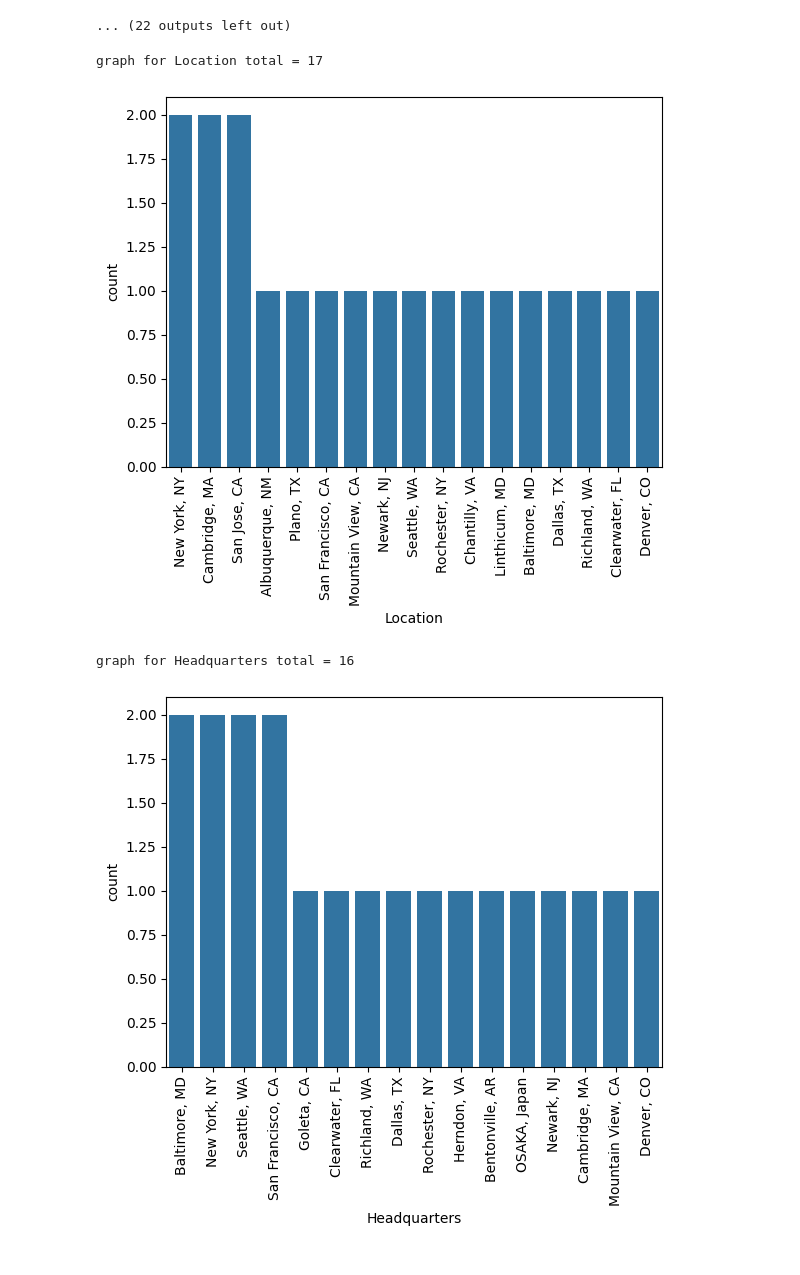
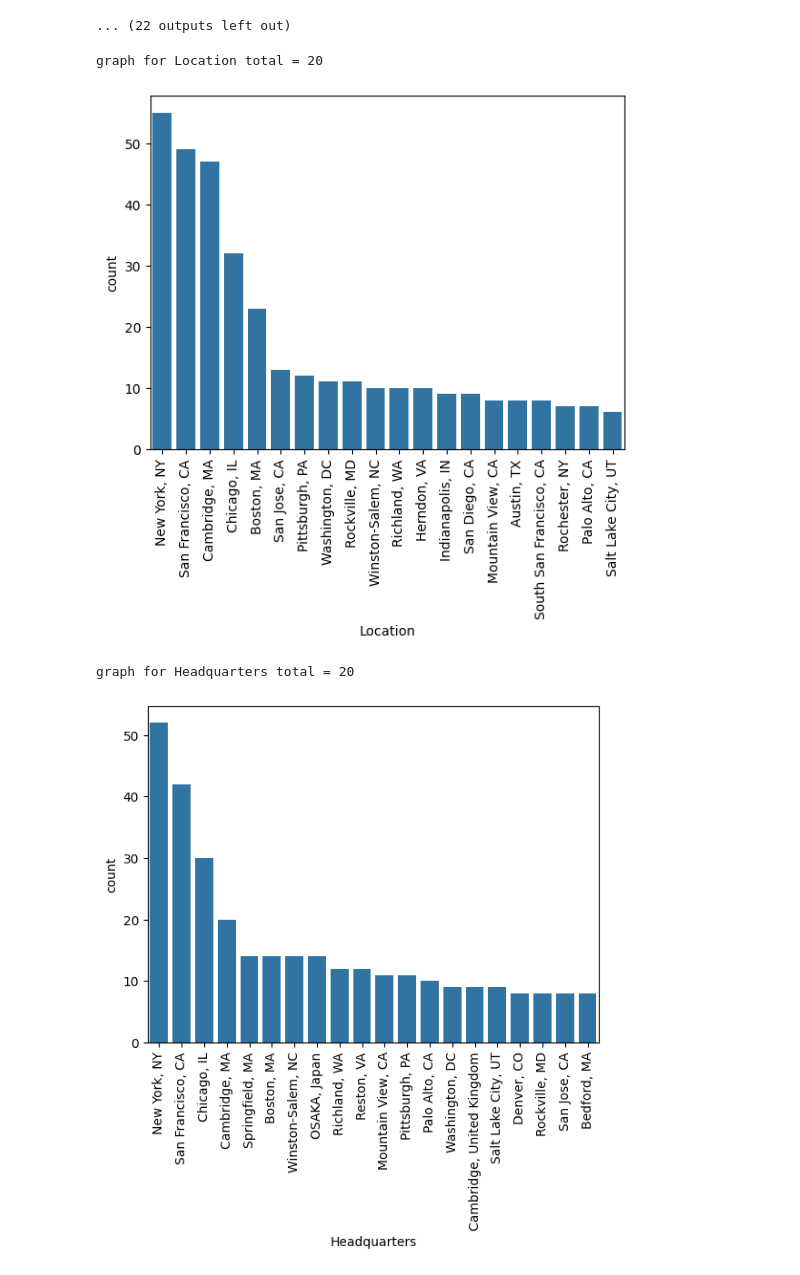
Before and after one commit to sah1awy/DataScience_Salary, a Jupyter notebook: EDA.ipynb, the cells around one changed output. Cells and saved outputs as stored; diff of their text form; code cells hidden in the pictures.

```diff
--- a/EDA.ipynb
+++ b/EDA.ipynb
@@ -262,13 +262,14 @@ graph for Sector total = 25
 ... (22 outputs left out)
 # %%
 for i in df_cat[["Location","Headquarters","Company txt"]].columns:
-    cat_num = df_cat[i][:20].value_counts()
+    cat_num = df_cat[i].value_counts()[:20]
     print("graph for %s total = %d"%(i,len(cat_num)))
-    sns.barplot(x=cat_num.index,y=cat_num).set_xticklabels(cat_num.index,rotation=90)
+    chart = sns.barplot(x=cat_num.index,y=cat_num)
+    chart.set_xticklabels(chart.get_xticklabels(),rotation=90)
     plt.show()
 # %% [output]
-graph for Location total = 17
+graph for Location total = 20
-[figure, old version]
+[figure, new version]
-graph for Headquarters total = 16
+graph for Headquarters total = 20
-[figure, old version]
+[figure, new version]
 graph for Company txt total = 20
```
Also changed, not shown: parts of 16 cells of this notebook.
